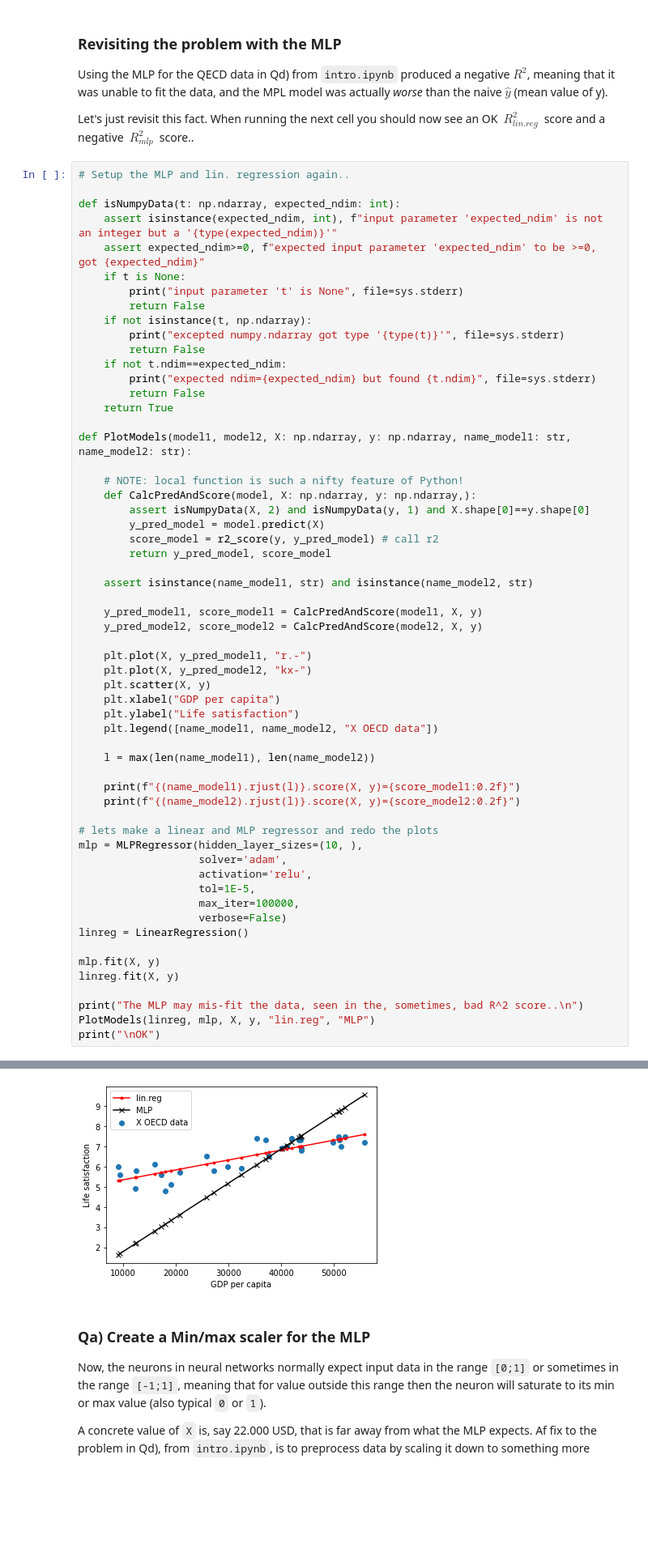
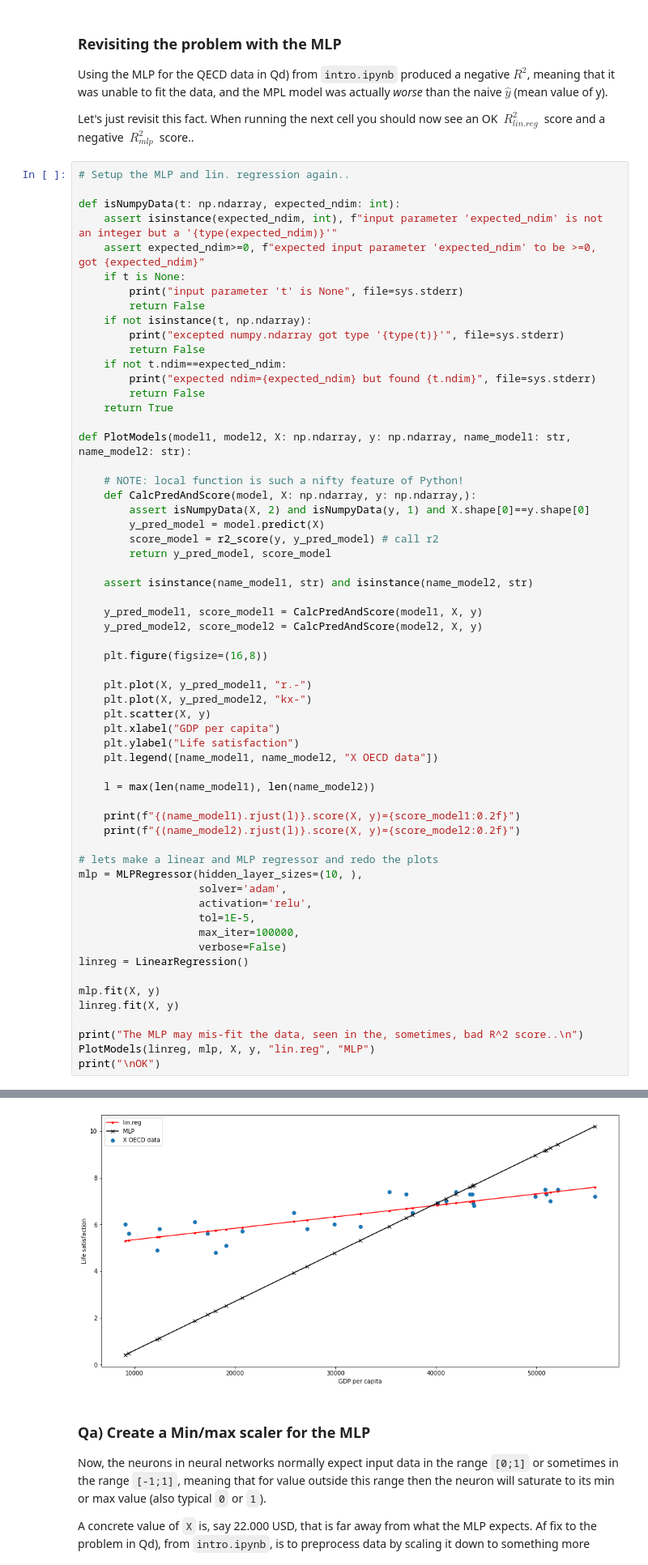
Before and after one commit to gomgom50/MLKursus, a Jupyter notebook: Morten/O4_pipelines_Morten.ipynb, the cells around one changed output, grey strips where cells are left out. Shown at 81% size. Drawn from its saved outputs; the diff is of its cells as text; blank space fills up the shorter version.

```diff
--- a/Morten/O4_pipelines_Morten.ipynb
+++ b/Morten/O4_pipelines_Morten.ipynb
@@ -80,6 +80,8 @@ def PlotModels(model1, model2, X: np.ndarray, y: np.ndarray, name_model1: str, n
     y_pred_model1, score_model1 = CalcPredAndScore(model1, X, y)
     y_pred_model2, score_model2 = CalcPredAndScore(model2, X, y)
 
+    plt.figure(figsize=(16,8))
+
     plt.plot(X, y_pred_model1, "r.-")
     plt.plot(X, y_pred_model2, "kx-")
     plt.scatter(X, y)
@@ -115,6 +117,6 @@ lin.reg.score(X, y)=0.73
 
 OK
-[figure, old version]
+[figure, new version]
 # %% [markdown]
 ### Qa) Create a Min/max scaler for the MLP
 
```
Also changed, not shown: parts of 9 cells of this notebook, 2 other files.
